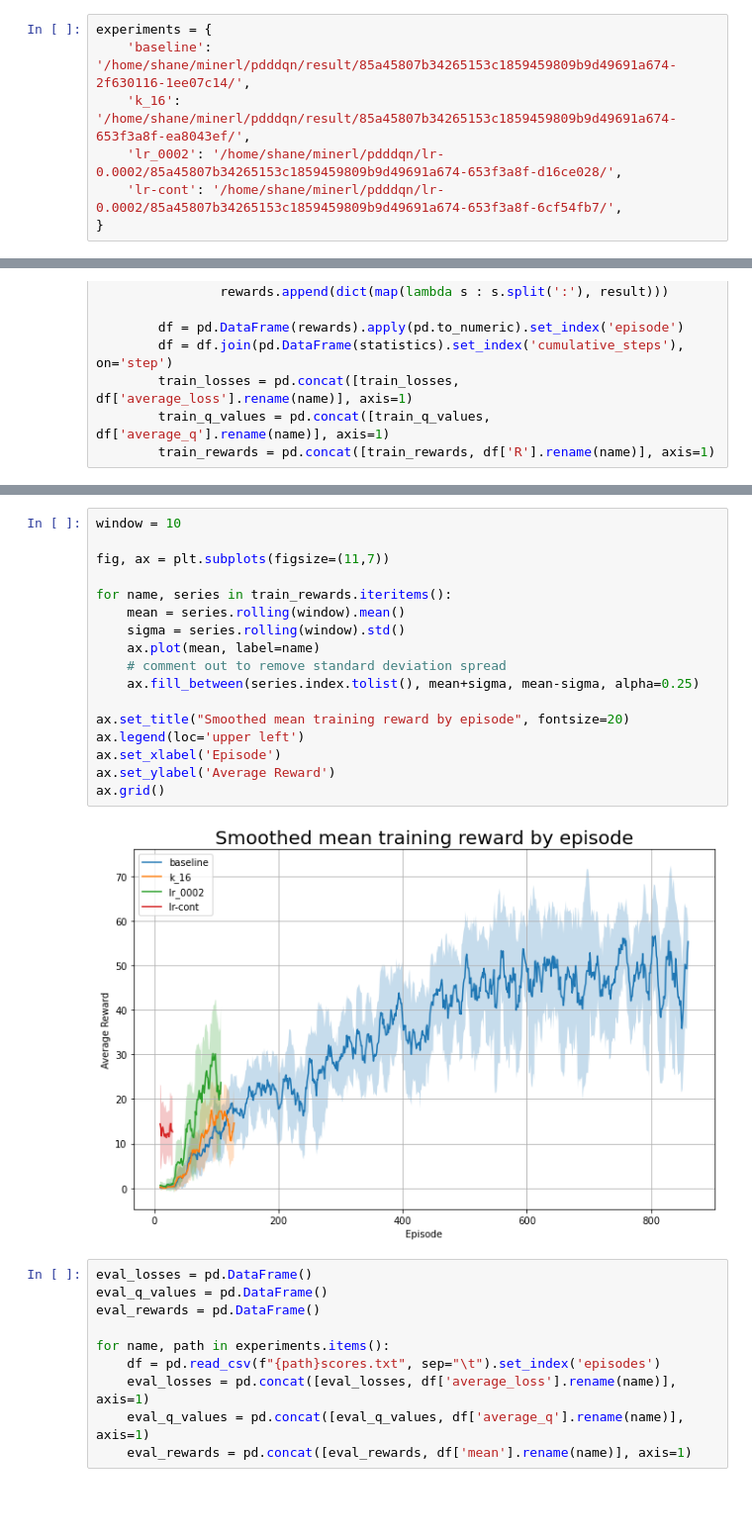
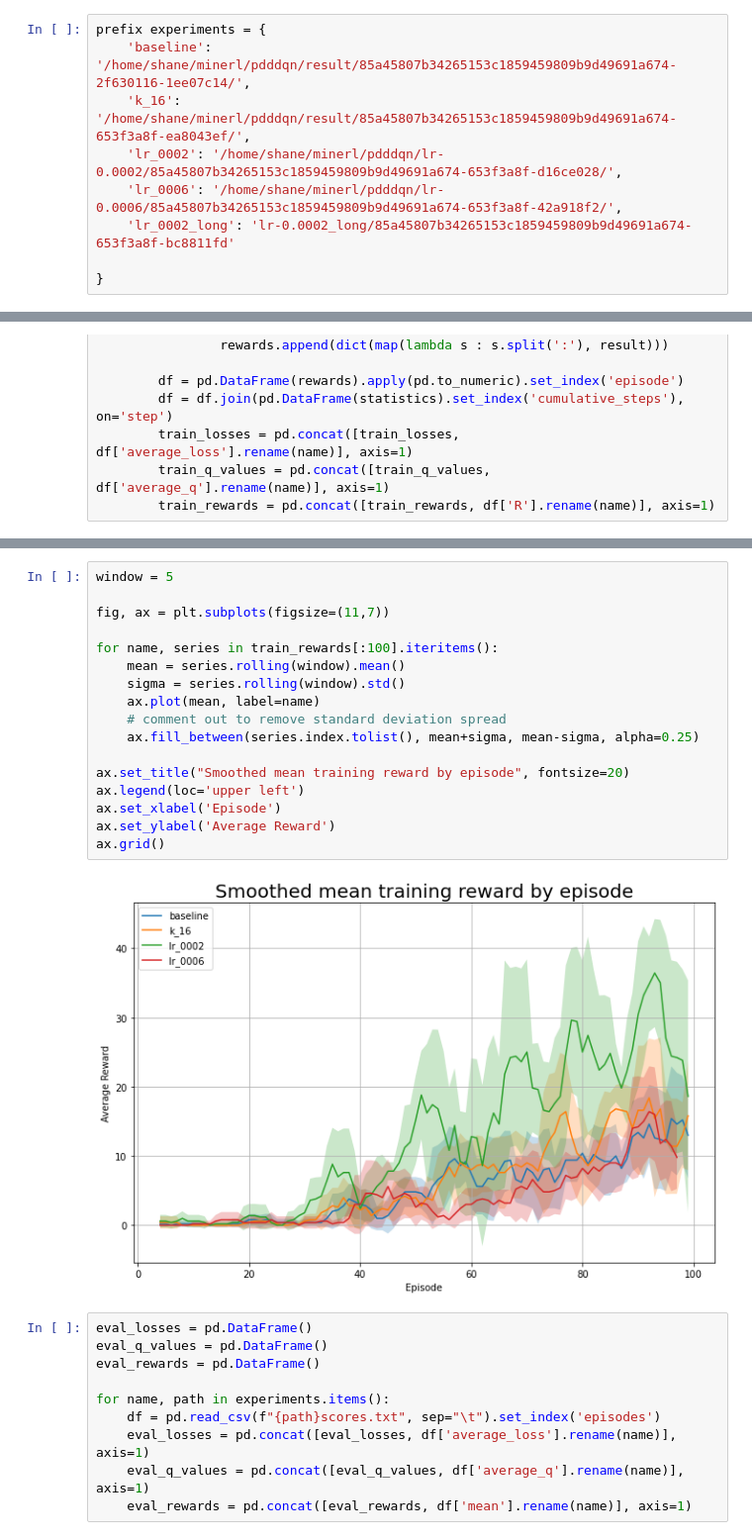
Before and after one commit to NiftyNico/DiamondsInTheRough, a Jupyter notebook: log_parser/20201201_sm_multiexperiments.ipynb, the cells around one changed output, grey strips where cells are left out. Shown: that part at 99% size. Saved outputs shown, nothing was run; the diff lists cells and outputs as text; blank space fills up the shorter version.

Commit message:
latest experiments visualization

```diff
--- a/log_parser/20201201_sm_multiexperiments.ipynb
+++ b/log_parser/20201201_sm_multiexperiments.ipynb
@@ -3,11 +3,13 @@ import re
 import pandas as pd
 import matplotlib.pyplot as plt
 # %%
-experiments = {
+prefix experiments = {
     'baseline': '/home/shane/minerl/pdddqn/result/85a45807b34265153c1859459809b9d49691a674-2f630116-1ee07c14/',
     'k_16': '/home/shane/minerl/pdddqn/result/85a45807b34265153c1859459809b9d49691a674-653f3a8f-ea8043ef/',
     'lr_0002': '/home/shane/minerl/pdddqn/lr-0.0002/85a45807b34265153c1859459809b9d49691a674-653f3a8f-d16ce028/',
-    'lr-cont': '/home/shane/minerl/pdddqn/lr-0.0002/85a45807b34265153c1859459809b9d49691a674-653f3a8f-6cf54fb7/',
+    'lr_0006': '/home/shane/minerl/pdddqn/lr-0.0006/85a45807b34265153c1859459809b9d49691a674-653f3a8f-42a918f2/',
+    'lr_0002_long': 'lr-0.0002_long/85a45807b34265153c1859459809b9d49691a674-653f3a8f-bc8811fd'
+
 }
 # %%
 rx_dict = {
@@ -75,22 +77,22 @@ ax.grid()
 # %%
-window = 10
+window = 5
 
 fig, ax = plt.subplots(figsize=(11,7))
 
-for name, series in train_rewards.iteritems():
+for name, series in train_rewards[:100].iteritems():
     mean = series.rolling(window).mean()
     sigma = series.rolling(window).std()
     ax.plot(mean, label=name)
     # comment out to remove standard deviation spread
     ax.fill_between(series.index.tolist(), mean+sigma, mean-sigma, alpha=0.25)
 
 ax.set_title("Smoothed mean training reward by episode", fontsize=20)
 ax.legend(loc='upper left')
 ax.set_xlabel('Episode')
 ax.set_ylabel('Average Reward')
 ax.grid()
 # %% [output]
-[figure, old version]
+[figure, new version]
 # %%
 eval_losses = pd.DataFrame()
 eval_q_values = pd.DataFrame()
```
Also changed, not shown: parts of 5 cells of this notebook.
